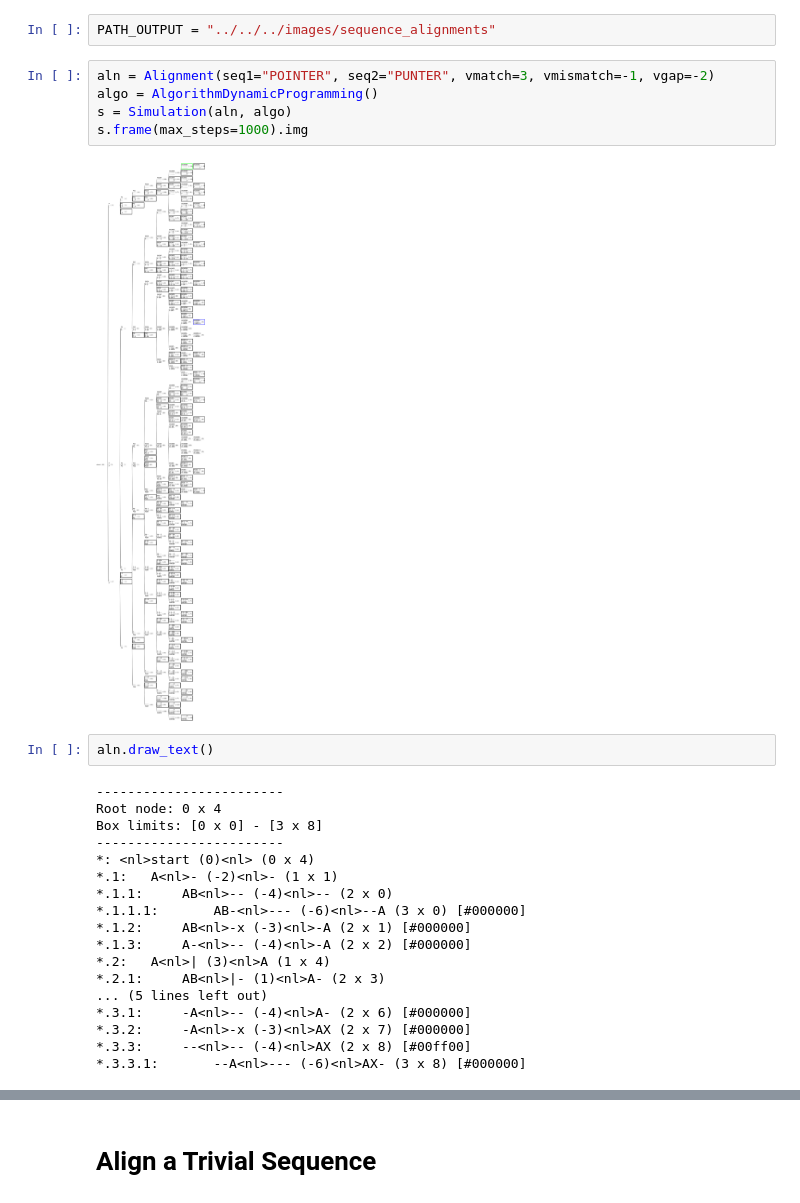
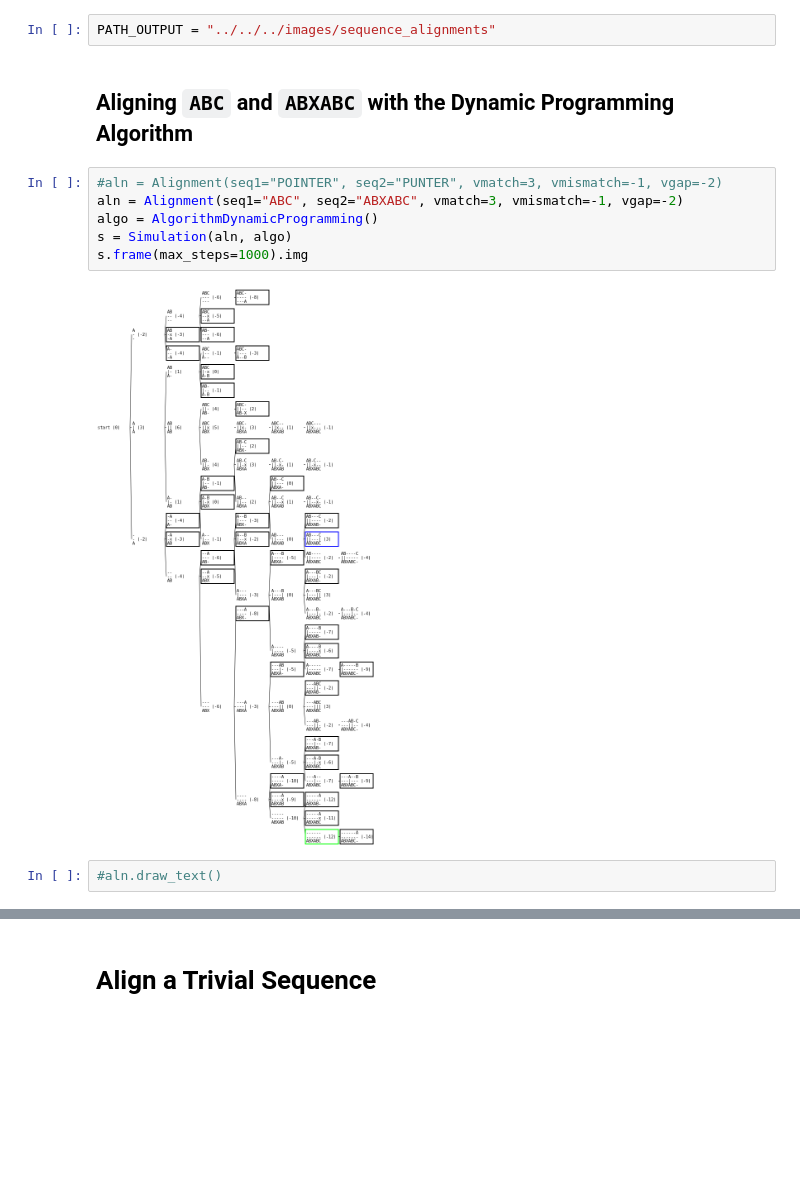
Before and after one commit to jaclx5/5-min-ds, a Jupyter notebook: notebooks/sequence_alignment/alignment_tree/demo.ipynb, the cells around one changed output, grey strips where cells are left out. Cells and saved outputs as stored; diff of their text form; blank space fills up the shorter version.

```diff
--- a/notebooks/sequence_alignment/alignment_tree/demo.ipynb
+++ b/notebooks/sequence_alignment/alignment_tree/demo.ipynb
@@ -14,32 +14,17 @@ from dalt.algorithm_dp import AlgorithmDynamicProgramming
 __Change here the path for a more convenient one!__
 # %%
 PATH_OUTPUT = "../../../images/sequence_alignments"
+# %% [markdown]
+## Aligning `ABC` and `ABXABC` with the Dynamic Programming Algorithm
 # %%
-aln = Alignment(seq1="POINTER", seq2="PUNTER", vmatch=3, vmismatch=-1, vgap=-2)
+#aln = Alignment(seq1="POINTER", seq2="PUNTER", vmatch=3, vmismatch=-1, vgap=-2)
+aln = Alignment(seq1="ABC", seq2="ABXABC", vmatch=3, vmismatch=-1, vgap=-2)
 algo = AlgorithmDynamicProgramming()
 s = Simulation(aln, algo)
 s.frame(max_steps=1000).img
 # %% [output]
-[figure, old version]
+[figure, new version]
 # %%
-aln.draw_text()
+#aln.draw_text()
-# %% [output]
-------------------------
-Root node: 0 x 4
-Box limits: [0 x 0] - [3 x 8]
-------------------------
-*: <nl>start (0)<nl> (0 x 4)
-*.1:   A<nl>- (-2)<nl>- (1 x 1)
-*.1.1:     AB<nl>-- (-4)<nl>-- (2 x 0)
-*.1.1.1:       AB-<nl>--- (-6)<nl>--A (3 x 0) [#000000]
-*.1.2:     AB<nl>-x (-3)<nl>-A (2 x 1) [#000000]
-*.1.3:     A-<nl>-- (-4)<nl>-A (2 x 2) [#000000]
-*.2:   A<nl>| (3)<nl>A (1 x 4)
-*.2.1:     AB<nl>|- (1)<nl>A- (2 x 3)
-... (5 lines left out)
-*.3.1:     -A<nl>-- (-4)<nl>A- (2 x 6) [#000000]
-*.3.2:     -A<nl>-x (-3)<nl>AX (2 x 7) [#000000]
-*.3.3:     --<nl>-- (-4)<nl>AX (2 x 8) [#00ff00]
-*.3.3.1:       --A<nl>--- (-6)<nl>AX- (3 x 8) [#000000]
 # %%
 assert False
```
Also changed, not shown: parts of 9 cells of this notebook, 14 other files.
